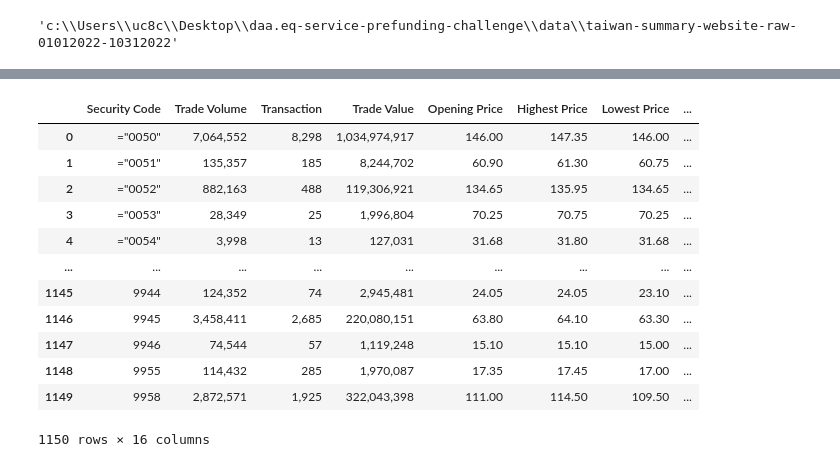
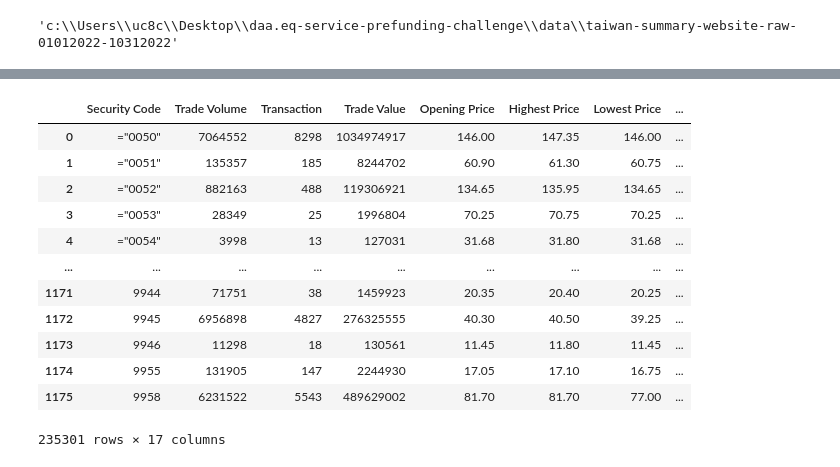
Before and after one commit to calebmcook/udacity-aws-machine-learning-nanodegree-capstone, a Jupyter notebook: twse-scraper.ipynb, the cells around one changed output, grey strips where cells are left out. Saved outputs shown, nothing was run; the diff lists cells and outputs as text; code cells hidden in the pictures.

Commit message:
updates to data and twse-scraper

```diff
--- a/twse-scraper.ipynb
+++ b/twse-scraper.ipynb
@@ -242,0 +292,36 @@ for filepath in summary_files[5:]:
+# %%
+def make_frame(name):
+    files = glob.glob(info[name]["globpath"])
+    frames = []
+
+    for file in files:
+        try:
+            df = pd.read_csv(file,
+                            skiprows=info[name]["skiprows"],
+                            skipfooter=info[name]["skipfooter"],
+                            encoding_errors='replace',
+                            usecols=info[name]["usecols"],
+                            na_values=['-','--'],
+                            thousands=',',
+                            dtype=info[name]["dtypes"]
+                        )
+            df['file_date'] = pd.Timestamp(file[info[name]["date_parse"][0]:info[name]["date_parse"][1]])
+            frames.append(df)
+
+        except:
+            print(f"Error reading csv file: {file}")
+            continue
+
+    df = pd.concat(frames, axis=0)
+
+    if info[name]["cols_to_drop"] is not None:
+        df.drop(columns=info[name]["cols_to_drop"], inplace=True)
+
+    #extract security code
+    df['Security Code Clean'] = df['Security Code'].str.extract(r'(\d{4,}[a-zA-Z]*)')
+
+    #try to convert to optimal dtypes
+    df.convert_dtypes()
+
+    df.to_parquet(name+"_01012022_10312022")
+    return df
@@ -242,0 +341,2 @@ for filepath in summary_files[5:]:
+# %%
+stockquotes_df = make_frame("stockquotes")
@@ -243,16 +363,18 @@ for filepath in summary_files[5:]:
+# %%
+stockquotes_df
+# %% [output]
+|  | Security Code | Trade Volume | Transaction | Trade Value | Opening Price | Highest Price | Lowest Price | ... |
+| 0 | ="0050" | 7064552 | 8298 | 1034974917 | 146.00 | 147.35 | 146.00 | ... |
+| 1 | ="0051" | 135357 | 185 | 8244702 | 60.90 | 61.30 | 60.75 | ... |
+| 2 | ="0052" | 882163 | 488 | 119306921 | 134.65 | 135.95 | 134.65 | ... |
+| 3 | ="0053" | 28349 | 25 | 1996804 | 70.25 | 70.75 | 70.25 | ... |
+| 4 | ="0054" | 3998 | 13 | 127031 | 31.68 | 31.80 | 31.68 | ... |
+| ... | ... | ... | ... | ... | ... | ... | ... | ... |
+| 1171 | 9944 | 71751 | 38 | 1459923 | 20.35 | 20.40 | 20.25 | ... |
+| 1172 | 9945 | 6956898 | 4827 | 276325555 | 40.30 | 40.50 | 39.25 | ... |
+| 1173 | 9946 | 11298 | 18 | 130561 | 11.45 | 11.80 | 11.45 | ... |
+| 1174 | 9955 | 131905 | 147 | 2244930 | 17.05 | 17.10 | 16.75 | ... |
+| 1175 | 9958 | 6231522 | 5543 | 489629002 | 81.70 | 81.70 | 77.00 | ... |
+235301 rows × 17 columns
 # %%
-pd.read_csv(r"C:\Users\uc8c\Desktop\daa.eq-service-prefunding-challenge\data\taiwan-stockquotes-data-website-raw-010122-10312022\MI_INDEX_ALLBUT0999_20220103_stock_quotes.csv")
+stockquotes = pd.read_parquet(r"C:\Users\uc8c\Desktop\daa.eq-service-prefunding-challenge\use_this_data\stockquotes_01012022_10312022")
-# %% [output]
-|  | Security Code | Trade Volume | Transaction | Trade Value | Opening Price | Highest Price | Lowest Price | ... |
-| 0 | ="0050" | 7,064,552 | 8,298 | 1,034,974,917 | 146.00 | 147.35 | 146.00 | ... |
-| 1 | ="0051" | 135,357 | 185 | 8,244,702 | 60.90 | 61.30 | 60.75 | ... |
-| 2 | ="0052" | 882,163 | 488 | 119,306,921 | 134.65 | 135.95 | 134.65 | ... |
-| 3 | ="0053" | 28,349 | 25 | 1,996,804 | 70.25 | 70.75 | 70.25 | ... |
-| 4 | ="0054" | 3,998 | 13 | 127,031 | 31.68 | 31.80 | 31.68 | ... |
-| ... | ... | ... | ... | ... | ... | ... | ... | ... |
-| 1145 | 9944 | 124,352 | 74 | 2,945,481 | 24.05 | 24.05 | 23.10 | ... |
-| 1146 | 9945 | 3,458,411 | 2,685 | 220,080,151 | 63.80 | 64.10 | 63.30 | ... |
-| 1147 | 9946 | 74,544 | 57 | 1,119,248 | 15.10 | 15.10 | 15.00 | ... |
-| 1148 | 9955 | 114,432 | 285 | 1,970,087 | 17.35 | 17.45 | 17.00 | ... |
-| 1149 | 9958 | 2,872,571 | 1,925 | 322,043,398 | 111.00 | 114.50 | 109.50 | ... |
-1150 rows × 16 columns
```
Also changed, not shown: parts of 22 cells of this notebook, 1 other file.
